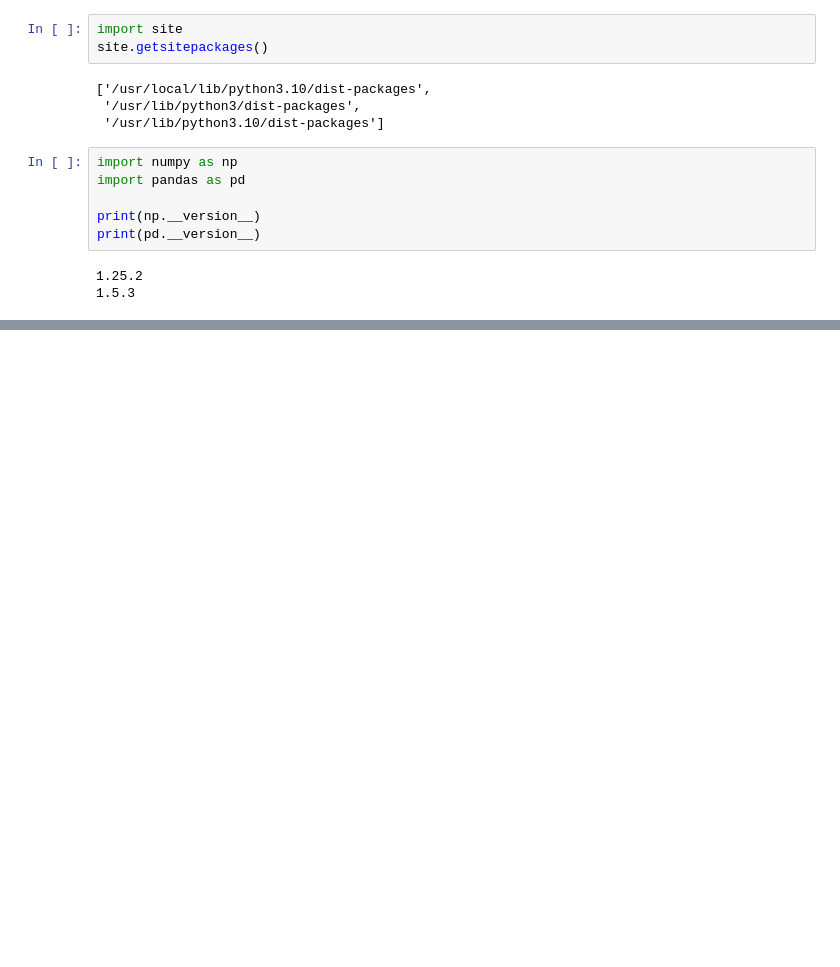
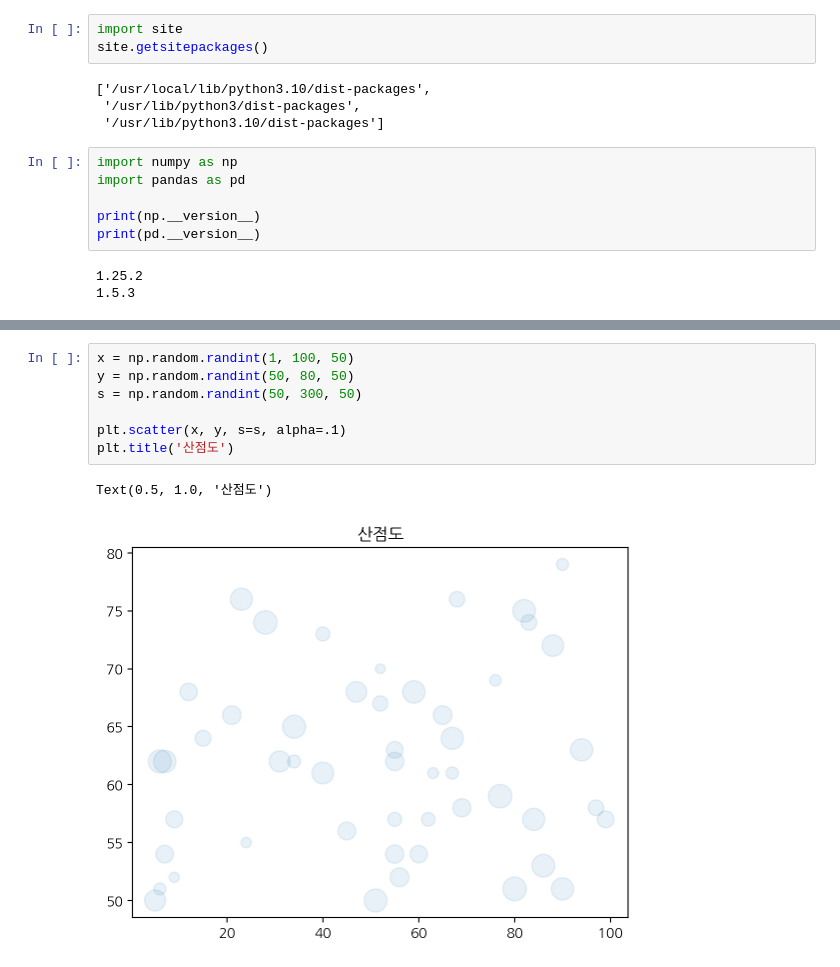
Before and after one commit to skyflown/2024-1-my-BDA, a Jupyter notebook: inclass/01w_0311_mon_bigdata_basic.ipynb, the cells around one changed output, grey strips where cells are left out. Drawn from its saved outputs; the diff is of its cells as text; blank space fills up the shorter version.

```diff
--- a/inclass/01w_0311_mon_bigdata_basic.ipynb
+++ b/inclass/01w_0311_mon_bigdata_basic.ipynb
@@ -29,0 +73,10 @@ print(pd.__version__)
+# %%
+x = np.random.randint(1, 100, 50)
+y = np.random.randint(50, 80, 50)
+s = np.random.randint(50, 300, 50)
+
+plt.scatter(x, y, s=s, alpha=.1)
+plt.title('산점도')
+# %% [output]
+Text(0.5, 1.0, '산점도')
+[figure, added]
```
Also changed, not shown: parts of 7 cells of this notebook.
